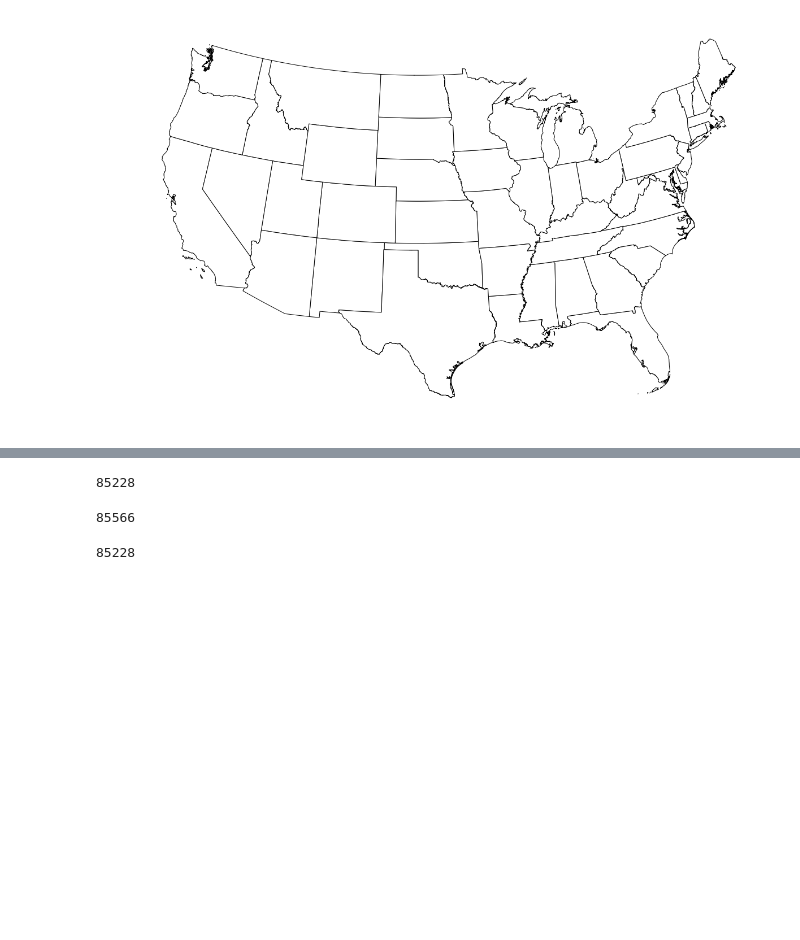
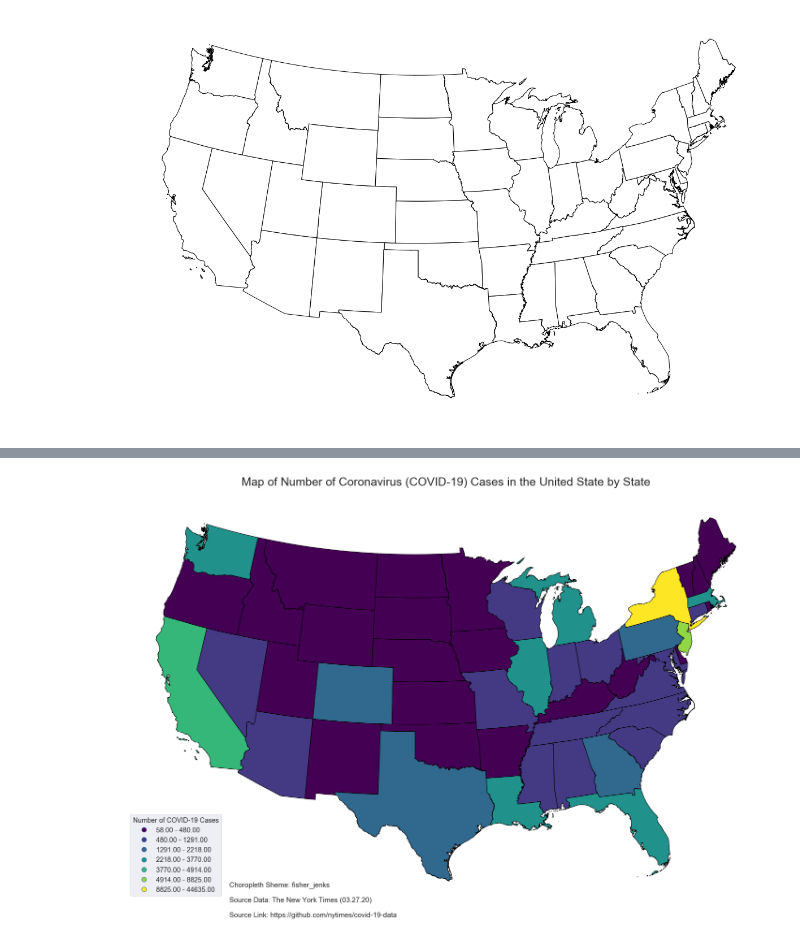
Before and after one commit to mebauer/covid-19-states, a Jupyter notebook: covid-19-data.ipynb, the cells around one changed output, grey strips where cells are left out. Saved outputs shown, nothing was run; the diff lists cells and outputs as text; code cells hidden in the pictures; blank space fills up the shorter version.

Commit message:
adding choropleth map

```diff
--- a/covid-19-data.ipynb
+++ b/covid-19-data.ipynb
@@ -601,13 +601,24 @@ plt.savefig('figures/nyt-covid-19-data-state-map-032720')
-# %%
-state_points.cases.sum()
-# %% [output]
-85228
-# %%
-bar.cases.sum()
-# %% [output]
-85566
-# %%
-delete_states = ['Alaska', 'Hawaii', 'Puerto Rico', 'Guam', 'Virgin Islands']
-bar.loc[~bar['state'].isin(delete_states)].cases.sum()
-# %% [output]
-85228
+# %%
+# defining our plot
+plt.subplots(figsize=(20,15))
+ax = plt.subplot()
+
+states_shape_cases.plot(column=("cases"), ax=ax, k=7,
+                   scheme='fisher_jenks', label=True, legend=True,
+                   legend_kwds={'loc': 'lower left', 'title': 'Number of COVID-19 Cases',
+                   'title_fontsize': 'x-large','fontsize': 'x-large'},
+                   cmap='viridis', edgecolor='black')
+
+ax.set_title("Map of Number of Coronavirus (COVID-19) Cases in the United State by State", fontsize=25, pad=30)
+txt = ("Source Data: The New York Times (03.27.20)")
+txt2 = ('Source Link: https://github.com/nytimes/covid-19-data')
+txt3 = ('Choropleth Sheme: fisher_jenks')
+plt.figtext(0.2, 0.1, txt, wrap=True, horizontalalignment='left', fontsize=15)
+plt.figtext(0.2, 0.07, txt2, wrap=True, horizontalalignment='left', fontsize=15)
+plt.figtext(0.2, 0.13, txt3, wrap=True, horizontalalignment='left', fontsize=15)
+
+plt.axis('off')
+plt.tight_layout()
+plt.savefig('figures/nyt-covid-19-data-state-map-choro-032720')
+# %% [output]
+[figure, added]
```
Also changed, not shown: parts of 5 cells of this notebook, 3 other files.
